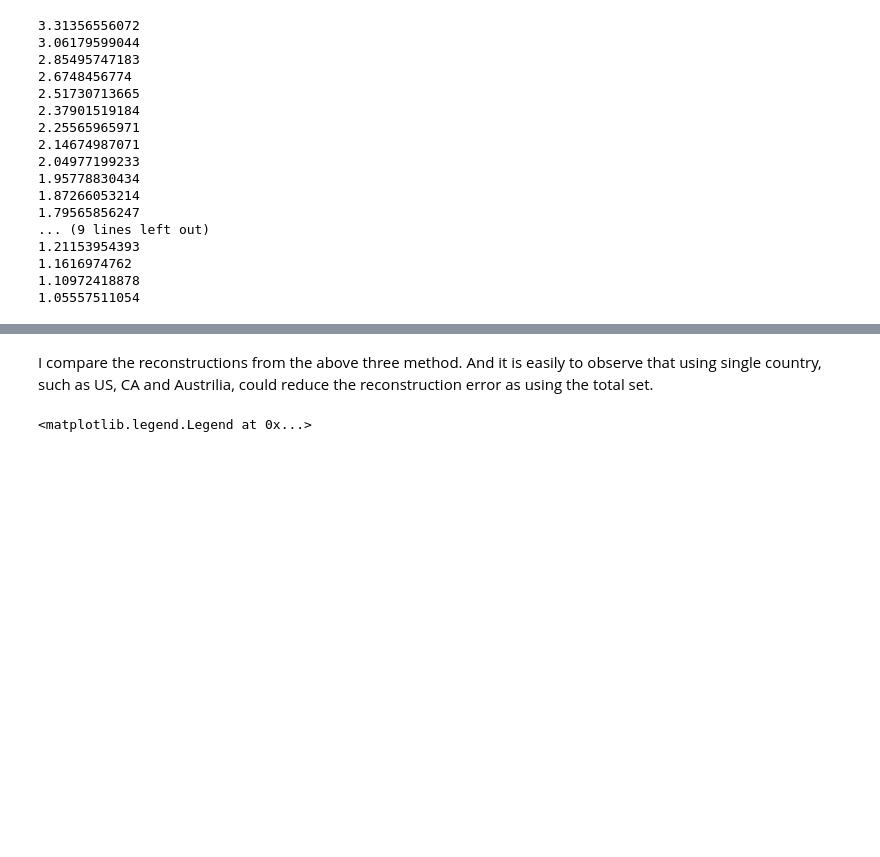
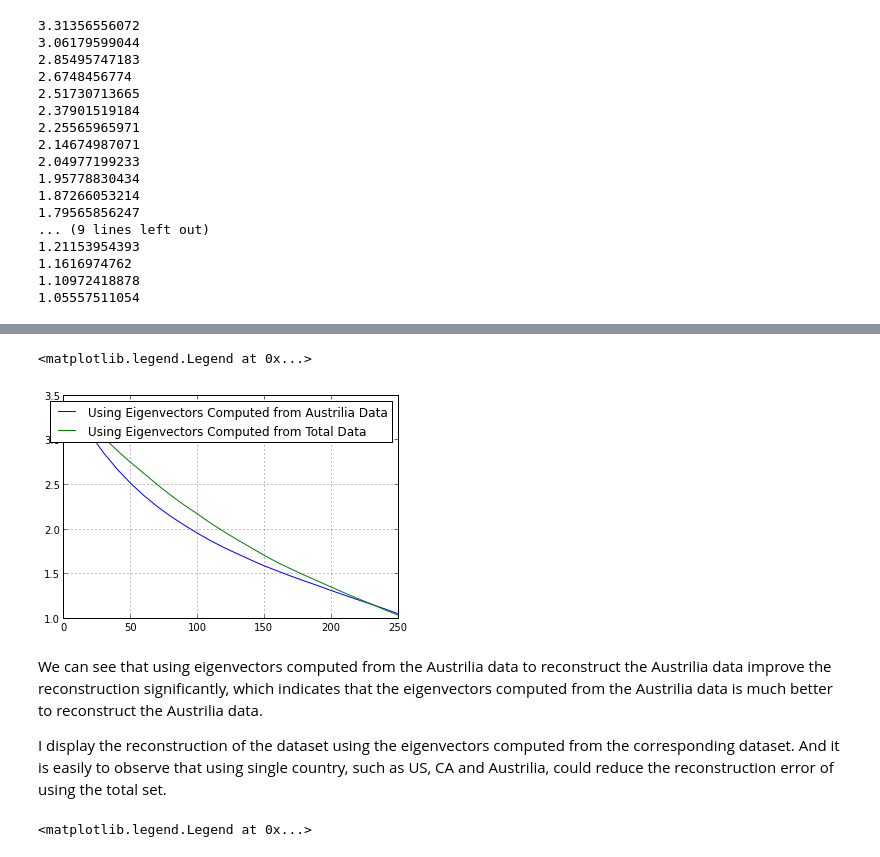
Before and after one commit to intermilan/UCSD_BigData, a Jupyter notebook: notebooks/weather/Weather Analysis.ipynb, the cells around one changed output, grey strips where cells are left out. Drawn from its saved outputs; the diff is of its cells as text; code cells hidden in the pictures; blank space fills up the shorter version.

```diff
--- a/notebooks/weather/Weather Analysis.ipynb
+++ b/notebooks/weather/Weather Analysis.ipynb
@@ -813,0 +880,11 @@ grid()
+# %%
+AS_Error_2 = []
+
+for k in range(10, 251, 10):
+    AS_Eig = np.matrix(All_U[:,:k])
+    AS_Prod = AS_matrix * AS_Eig;
+    AS_Predict = AS_Eig*AS_Prod.transpose()+AS_Mean[:,np.newaxis]
+    AS_Predict = AS_Predict.transpose()
+    error = Calc_Error(AS_Original, AS_Predict, shape(AS_Values)[0])
+    AS_Error_2.append(error)
+    print error
@@ -814,5 +909,15 @@ grid()
+# %%
+plot(range(10, 251, 10), AS_Error)
+plot(range(10, 251, 10), AS_Error_2)
+grid()
+legend(["Using Eigenvectors Computed from Austrilia Data", "Using Eigenvectors Computed from Total Data"])
+# %% [output]
+<matplotlib.legend.Legend at 0x...>
+[figure, added]
 # %% [markdown]
-I compare the reconstructions from the above three method. And it is easily to observe that using single country, such as US, CA and Austrilia, could reduce the reconstruction error as using the total set.
+We can see that using eigenvectors computed from the Austrilia data to reconstruct the Austrilia data improve the reconstruction significantly, which indicates that the eigenvectors computed from the Austrilia data is much better to reconstruct the Austrilia data.
+
+I display the reconstruction of the dataset using the eigenvectors computed from the corresponding dataset. And it is easily to observe that using single country, such as US, CA and Austrilia, could reduce the reconstruction error of using the total set.
 # %%
 plot(range(10, 251, 10), All_Error)
 plot(range(10, 251, 10), US_Error)
```
Also changed, not shown: parts of 43 cells of this notebook, 1 other file.
